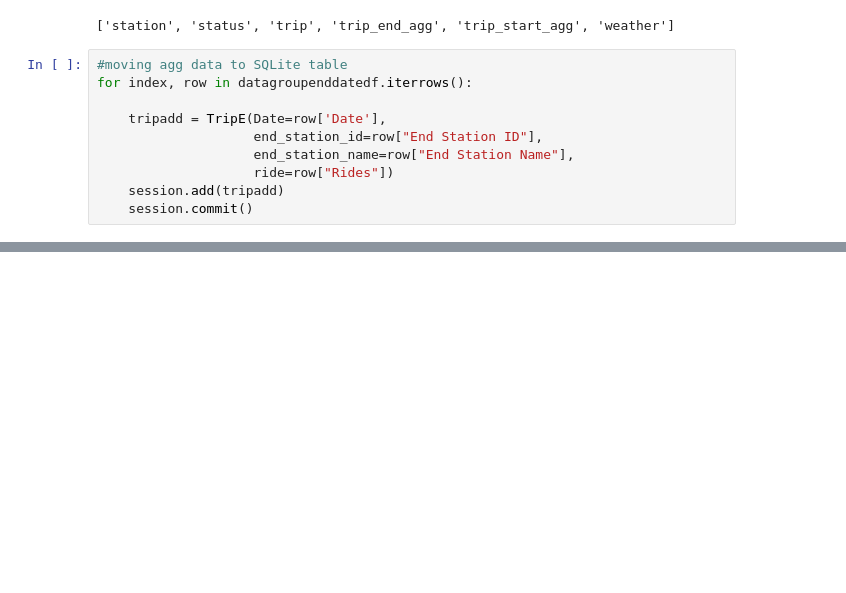
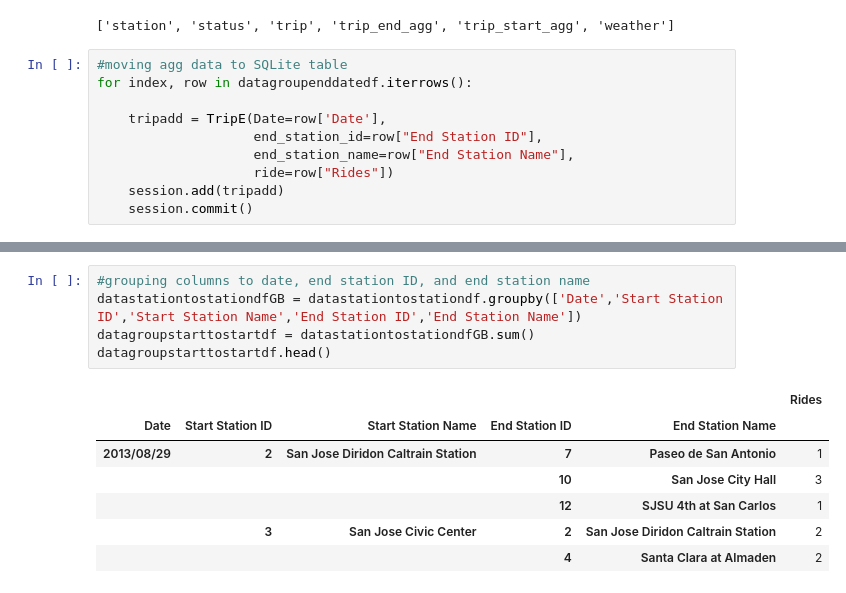
Before and after one commit to irakliintskirveli/Final_Project, a Jupyter notebook: bike_sharE_data.ipynb, the cells around one changed output, grey strips where cells are left out. Saved outputs shown, nothing was run; the diff lists cells and outputs as text; blank space fills up the shorter version.

```diff
--- a/bike_sharE_data.ipynb
+++ b/bike_sharE_data.ipynb
@@ -491,0 +540,13 @@ for index, row in datagroupenddatedf.iterrows():
+# %%
+#grouping columns to date, end station ID, and end station name
+datastationtostationdfGB = datastationtostationdf.groupby(['Date','Start Station ID','Start Station Name','End Station ID','End Station Name'])
+datagroupstarttostartdf = datastationtostationdfGB.sum()
+datagroupstarttostartdf.head()
+# %% [output]
+|  |  |  |  |  | Rides |
+| Date | Start Station ID | Start Station Name | End Station ID | End Station Name |  |
+| 2013/08/29 | 2 | San Jose Diridon Caltrain Station | 7 | Paseo de San Antonio | 1 |
+|  |  |  | 10 | San Jose City Hall | 3 |
+|  |  |  | 12 | SJSU 4th at San Carlos | 1 |
+|  | 3 | San Jose Civic Center | 2 | San Jose Diridon Caltrain Station | 2 |
+|  |  |  | 4 | Santa Clara at Almaden | 2 |
```
Also changed, not shown: parts of 10 cells of this notebook.
